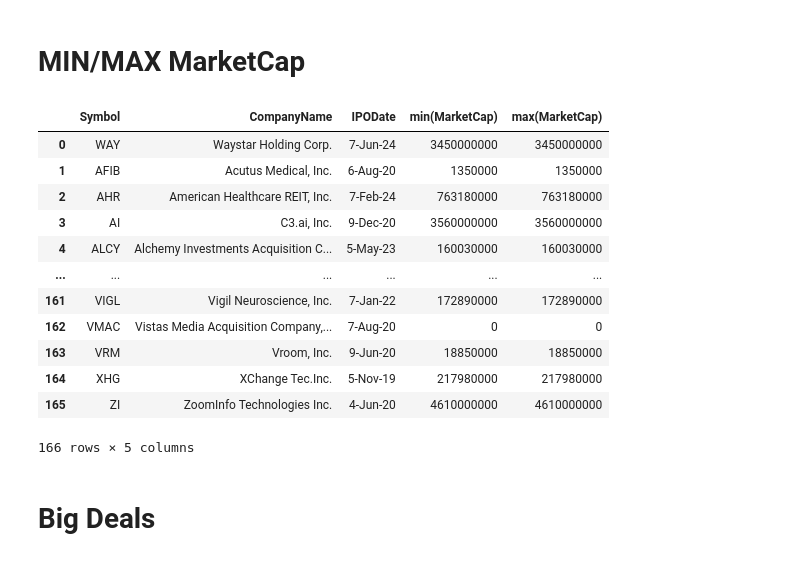
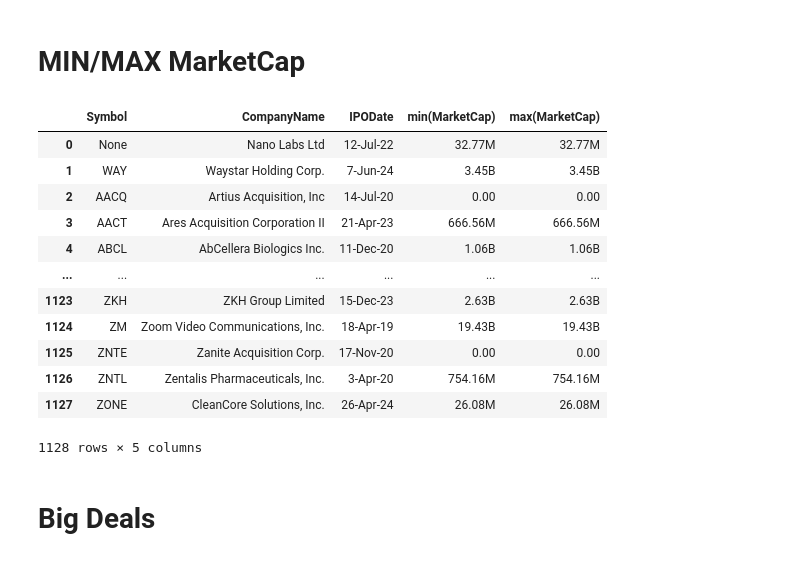
Before and after one commit to gavrilow/the-fremen, a Jupyter notebook: the-fremen.ipynb, the cells around one changed output. Cells and saved outputs as stored; diff of their text form; code cells hidden in the pictures.

```diff
--- a/the-fremen.ipynb
+++ b/the-fremen.ipynb
@@ -153,27 +188,31 @@ display(result)
 # %%
 query = f"""
 Select Symbol, CompanyName, IPODate, min(MarketCap), max(MarketCap)
 from IPO
-where IPODate between '{start_date}' AND '{end_date}'
+--where IPODate between '{start_date}' AND '{end_date}'
 group by Symbol, CompanyName, IPODate, Exchange
 """
 
 result = psql.sqldf(query, locals())
+
+result['min(MarketCap)'] = result['min(MarketCap)'].apply(format_millions_billions)
+result['max(MarketCap)'] = result['max(MarketCap)'].apply(format_millions_billions)
+
 display(result)
 # %% [output]
 |  | Symbol | CompanyName | IPODate | min(MarketCap) | max(MarketCap) |
-| 0 | WAY | Waystar Holding Corp. | 7-Jun-24 | 3450000000 | 3450000000 |
-| 1 | AFIB | Acutus Medical, Inc. | 6-Aug-20 | 1350000 | 1350000 |
-| 2 | AHR | American Healthcare REIT, Inc. | 7-Feb-24 | 763180000 | 763180000 |
-| 3 | AI | C3.ai, Inc. | 9-Dec-20 | 3560000000 | 3560000000 |
-| 4 | ALCY | Alchemy Investments Acquisition C... | 5-May-23 | 160030000 | 160030000 |
+| 0 | None | Nano Labs Ltd | 12-Jul-22 | 32.77M | 32.77M |
+| 1 | WAY | Waystar Holding Corp. | 7-Jun-24 | 3.45B | 3.45B |
+| 2 | AACQ | Artius Acquisition, Inc | 14-Jul-20 | 0.00 | 0.00 |
+| 3 | AACT | Ares Acquisition Corporation II | 21-Apr-23 | 666.56M | 666.56M |
+| 4 | ABCL | AbCellera Biologics Inc. | 11-Dec-20 | 1.06B | 1.06B |
 | ... | ... | ... | ... | ... | ... |
-| 161 | VIGL | Vigil Neuroscience, Inc. | 7-Jan-22 | 172890000 | 172890000 |
-| 162 | VMAC | Vistas Media Acquisition Company,... | 7-Aug-20 | 0 | 0 |
-| 163 | VRM | Vroom, Inc. | 9-Jun-20 | 18850000 | 18850000 |
-| 164 | XHG | XChange Tec.Inc. | 5-Nov-19 | 217980000 | 217980000 |
-| 165 | ZI | ZoomInfo Technologies Inc. | 4-Jun-20 | 4610000000 | 4610000000 |
+| 1123 | ZKH | ZKH Group Limited | 15-Dec-23 | 2.63B | 2.63B |
+| 1124 | ZM | Zoom Video Communications, Inc. | 18-Apr-19 | 19.43B | 19.43B |
+| 1125 | ZNTE | Zanite Acquisition Corp. | 17-Nov-20 | 0.00 | 0.00 |
+| 1126 | ZNTL | Zentalis Pharmaceuticals, Inc. | 3-Apr-20 | 754.16M | 754.16M |
+| 1127 | ZONE | CleanCore Solutions, Inc. | 26-Apr-24 | 26.08M | 26.08M |
-166 rows × 5 columns
+1128 rows × 5 columns
 # %% [markdown]
 # Big Deals
 # %%
```
Also changed, not shown: parts of 12 cells of this notebook.
